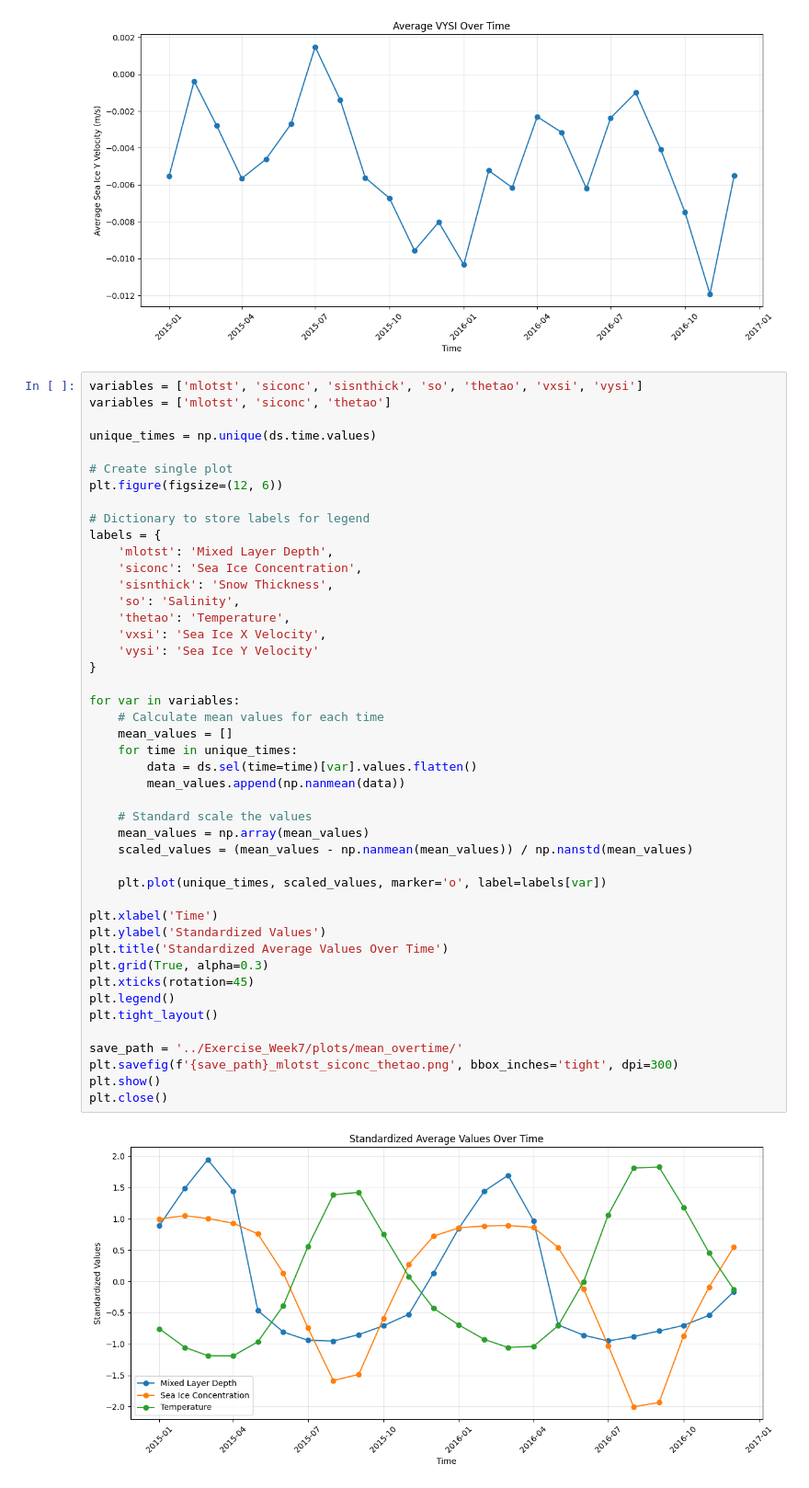
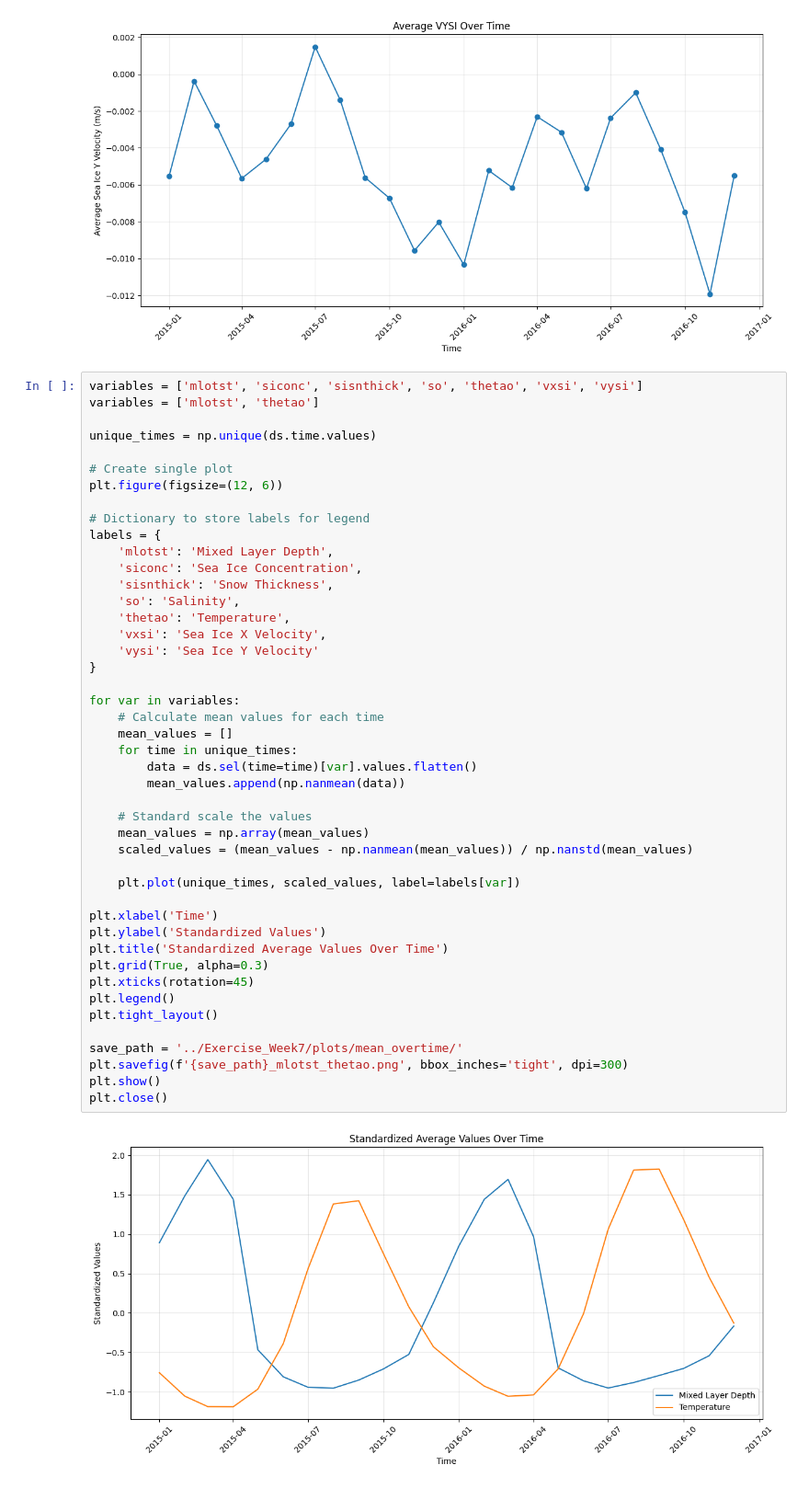
Before and after one commit to hrobjarturh/CMEMS-data-handling, a Jupyter notebook: notebooks/open.ipynb, the cells around one changed output. Shown at 92% size. Drawn from its saved outputs; the diff is of its cells as text.

```diff
--- a/notebooks/open.ipynb
+++ b/notebooks/open.ipynb
@@ -184,7 +184,7 @@ for var in variables:
 [figure]
 # %%
 variables = ['mlotst', 'siconc', 'sisnthick', 'so', 'thetao', 'vxsi', 'vysi']
-variables = ['mlotst', 'siconc', 'thetao']
+variables = ['mlotst', 'thetao']
 
 unique_times = np.unique(ds.time.values)
 
@@ -199,33 +199,33 @@ labels = {
     'so': 'Salinity',
     'thetao': 'Temperature',
     'vxsi': 'Sea Ice X Velocity',
     'vysi': 'Sea Ice Y Velocity'
 }
 
 for var in variables:
     # Calculate mean values for each time
     mean_values = []
     for time in unique_times:
         data = ds.sel(time=time)[var].values.flatten()
         mean_values.append(np.nanmean(data))
 
     # Standard scale the values
     mean_values = np.array(mean_values)
     scaled_values = (mean_values - np.nanmean(mean_values)) / np.nanstd(mean_values)
 
-    plt.plot(unique_times, scaled_values, marker='o', label=labels[var])
+    plt.plot(unique_times, scaled_values, label=labels[var])
 
 plt.xlabel('Time')
 plt.ylabel('Standardized Values')
 plt.title('Standardized Average Values Over Time')
 plt.grid(True, alpha=0.3)
 plt.xticks(rotation=45)
 plt.legend()
 plt.tight_layout()
 
 save_path = '../Exercise_Week7/plots/mean_overtime/'
-plt.savefig(f'{save_path}_mlotst_siconc_thetao.png', bbox_inches='tight', dpi=300)
+plt.savefig(f'{save_path}_mlotst_thetao.png', bbox_inches='tight', dpi=300)
 plt.show()
 plt.close()
 # %% [output]
-[figure, old version]
+[figure, new version]
```
Also changed, not shown: 1 other file.
